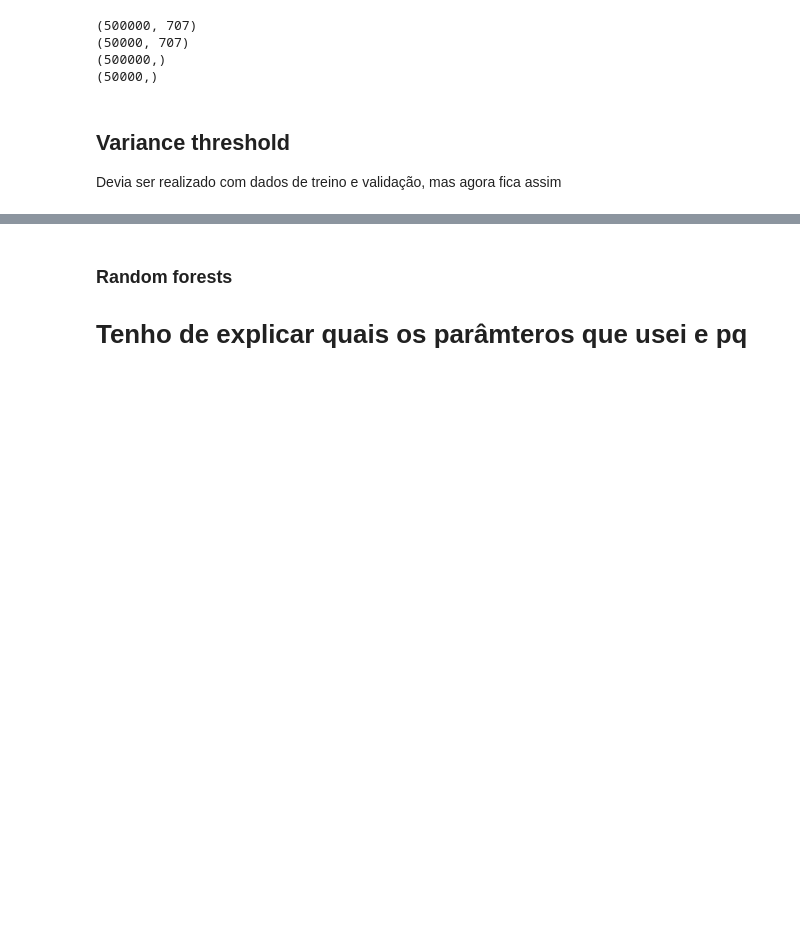
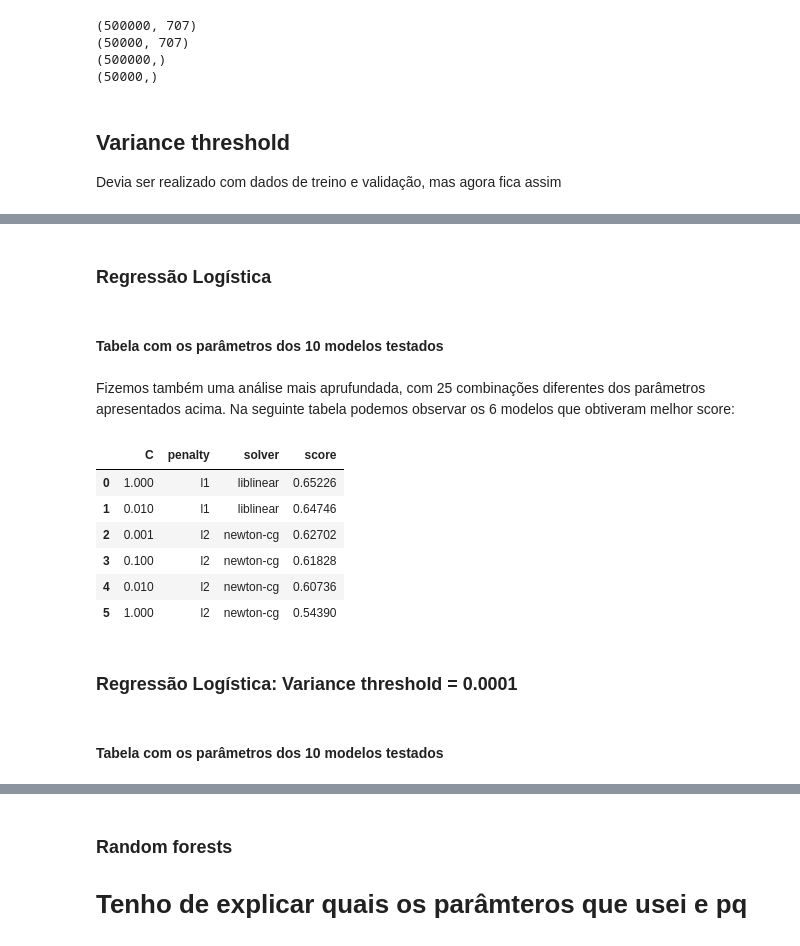
Before and after one commit to josepferreira/AA2, a Jupyter notebook: Notebooks/TratamentoDados.ipynb, the cells around one changed output, grey strips where cells are left out. Cells and saved outputs as stored; diff of their text form; code cells hidden in the pictures; blank space fills up the shorter version.

```diff
--- a/Notebooks/TratamentoDados.ipynb
+++ b/Notebooks/TratamentoDados.ipynb
@@ -1536,3 +1538,5 @@ def hyper_parameter_optimization(params, modeloG, testX, testY, trainX, trainY):
         del modelo
         gc.collect()
     return tabelaFinal
+# %% [markdown]
+### Regressão Logística
@@ -1538,0 +1554,2 @@ def hyper_parameter_optimization(params, modeloG, testX, testY, trainX, trainY):
+# %% [markdown]
+#### Tabela com os parâmetros dos 10 modelos testados
@@ -1538,0 +1559,20 @@ def hyper_parameter_optimization(params, modeloG, testX, testY, trainX, trainY):
+# %% [markdown]
+Fizemos também uma análise mais aprufundada, com 25 combinações diferentes dos parâmetros apresentados acima. Na seguinte tabela podemos observar os 6 modelos que obtiveram melhor score:
+# %%
+import pandas as pd
+d = {'C': [1.000, 0.010, 0.001, 0.100, 0.010, 1.000],
+     'penalty': ['l1', 'l1', 'l2', 'l2', 'l2', 'l2'],
+     'solver':['liblinear', 'liblinear', 'newton-cg', 'newton-cg', 'newton-cg', 'newton-cg'],
+     'score': [0.65226, 0.64746, 0.62702, 0.61828, 0.60736, 0.54390]}
+df = pd.DataFrame(data=d)
+df
+# %% [output]
+|  | C | penalty | solver | score |
+| 0 | 1.000 | l1 | liblinear | 0.65226 |
+| 1 | 0.010 | l1 | liblinear | 0.64746 |
+| 2 | 0.001 | l2 | newton-cg | 0.62702 |
+| 3 | 0.100 | l2 | newton-cg | 0.61828 |
+| 4 | 0.010 | l2 | newton-cg | 0.60736 |
+| 5 | 1.000 | l2 | newton-cg | 0.54390 |
+# %% [markdown]
+### Regressão Logística: Variance threshold = 0.0001
@@ -1538,0 +1587,2 @@ def hyper_parameter_optimization(params, modeloG, testX, testY, trainX, trainY):
+# %% [markdown]
+#### Tabela com os parâmetros dos 10 modelos testados
```
Also changed, not shown: parts of 10 cells of this notebook.
